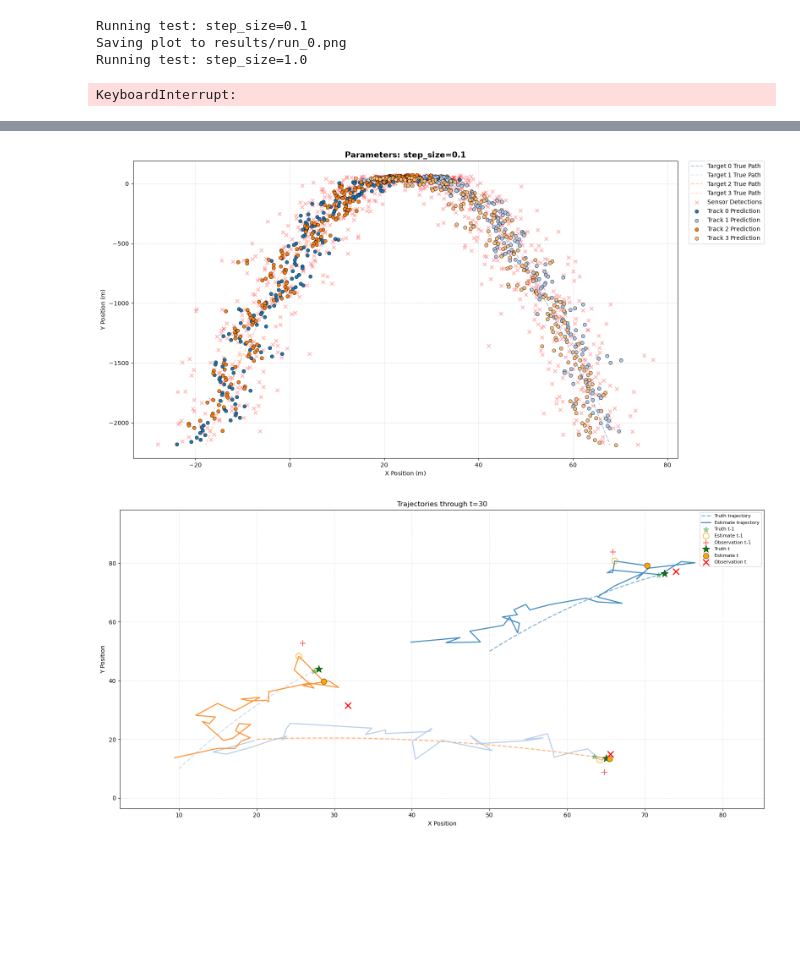
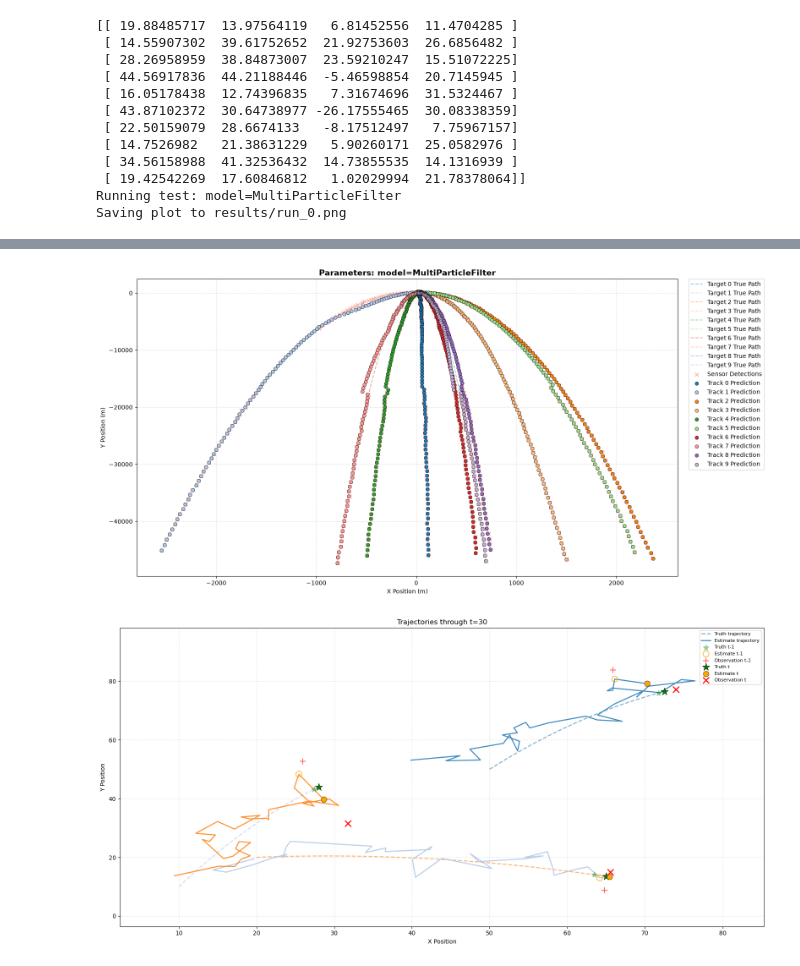
Before and after one commit to christopher-reinard/particle_filter, a Jupyter notebook: main copy.ipynb, the cells around one changed output, grey strips where cells are left out. Saved outputs shown, nothing was run; the diff lists cells and outputs as text; code cells hidden in the pictures; blank space fills up the shorter version.

```diff
--- a/main copy.ipynb
+++ b/main copy.ipynb
@@ -25,8 +28,8 @@ STATE_BOUNDS = [
 # Simulation Parameters
 dropout_start = 40
 dropout_end = 60
-process_noise = 0.01#2.0
-measurement_noise = 25.0#9.0
+process_noise = 0.01
+measurement_noise = 25.0
 
 
 # Same Starting Position, different y_velocities
@@ -41,16 +44,16 @@ measurement_noise = 25.0#9.0
 # ], dtype=float)
 
 # Crossing Each Other
-true_states = np.array([
-    [20.0, 20.0, 2.0, 25.0],
-    [20.0, 20.0, 2.0, 30.0],
-    [30.0, 20.0, -2.0, 25.0],
-    [30.0, 20.0, -2.0, 30.0]
-], dtype=float)
+# true_states = np.array([
+#     [20.0, 20.0, 2.0, 25.0],
+#     [20.0, 20.0, 2.0, 30.0],
+#     [30.0, 20.0, -2.0, 25.0],
+#     [30.0, 20.0, -2.0, 30.0]
+# ], dtype=float)
 
 
 # A LOT of balls:
-# true_states = generate_random_balls(num_balls=10, state_bounds=STATE_BOUNDS)
+true_states = generate_random_balls(num_balls=10, state_bounds=STATE_BOUNDS)
 #true_states = np.array([[50.0, 50.0, 15.0, 25.0], [10.0, 10.0, 12.0, 30.0], [20.0, 20.0, 30.0, 3.0]], dtype=float)
 
 n_objects = len(true_states)
@@ -63,23 +66,25 @@ n_objects = len(true_states)
 
 input_parameters = {
     # Parameters for the simulation
-    "step_size": 0.5,
-    "num_steps": 240,
+    "step_size": 1,
+    "num_steps": 100,
 
     # Parameters for the balls
     "true_states": true_states,
-    "dropout_start": -1,
-    "dropout_end": -1,
+    "dropout_start": 40,
+    "dropout_end": 60,
     "process_noise": 5, # Since we copy particles when resampling, process noise spreads them out in an area to make particles more diverse.
-    "measurement_noise": 25,
+    "measurement_noise": 25, # TEST: This measurement noise is now scaled by the step_size
 
     # Parameters for the Filter
     "model": "MultiParticleFilter", # Either "MultiParticleFilter" or "SingleParticleFilter"
+
+    # Only Affects MultiParticleFilter
     "neighbor_assignment": "Hungarian", # Either "Hungarian" or "Greedy"
-    "distance_metric": "LogLikelihood", # Either "MahalanobisObs" "MahalanobisFilter", "Euclidean", or "LogLikelihood"
+    "distance_metric": "Euclidean", # Either "MahalanobisObs" "MahalanobisFilter", "Euclidean", or "LogLikelihood"
 
 
-    "num_particles": 512, # For Multi-Object Particle Filter, this is the number of particles PER BALL
+    "num_particles": 256, # For Multi-Object Particle Filter, this is the number of particles PER BALL
     "state_bounds": STATE_BOUNDS,
     "init_generator": "Sobol", # Either "Sobol", "LHS", or "PseudoRandom"
 
@@ -90,19 +95,26 @@ input_parameters = {
     "velocity_sigma": 10.0,
     "min_velocity_likelihood": 0.01,
 
-    'ess_resample_threshold': np.inf # Always resample
+    'ess_resample_threshold': 0.5
 }
 
 tester = ParticleFilterTester(input_parameters, save_dir="results")
 
-# results = tester.run()
-# #results
+print(true_states)
 results = tester.sweep_multi({
-    "step_size": [0.1, 1.0, 2.0, 4.0],
+    "model": ["MultiParticleFilter"]
 }, mode="zip", seed=seed)
 results
 # %% [output]
-Running test: step_size=0.1
+[[ 19.88485717  13.97564119   6.81452556  11.4704285 ]
+ [ 14.55907302  39.61752652  21.92753603  26.6856482 ]
+ [ 28.26958959  38.84873007  23.59210247  15.51072225]
+ [ 44.56917836  44.21188446  -5.46598854  20.7145945 ]
+ [ 16.05178438  12.74396835   7.31674696  31.5324467 ]
+ [ 43.87102372  30.64738977 -26.17555465  30.08338359]
+ [ 22.50159079  28.6674133   -8.17512497   7.75967157]
+ [ 14.7526982   21.38631229   5.90260171  25.0582976 ]
+ [ 34.56158988  41.32536432  14.73855535  14.1316939 ]
+ [ 19.42542269  17.60846812   1.02029994  21.78378064]]
+Running test: model=MultiParticleFilter
 Saving plot to results/run_0.png
-Running test: step_size=1.0
-KeyboardInterrupt:
@@ -109,4 +123,4 @@ KeyboardInterrupt:
-[figure, old version]
+[figure, new version]
 # %%
 plot_particle_filter_step(time=30, **results["raw"])
 # %% [output]
```
Also changed, not shown: parts of 3 cells of this notebook, 4 other files.
